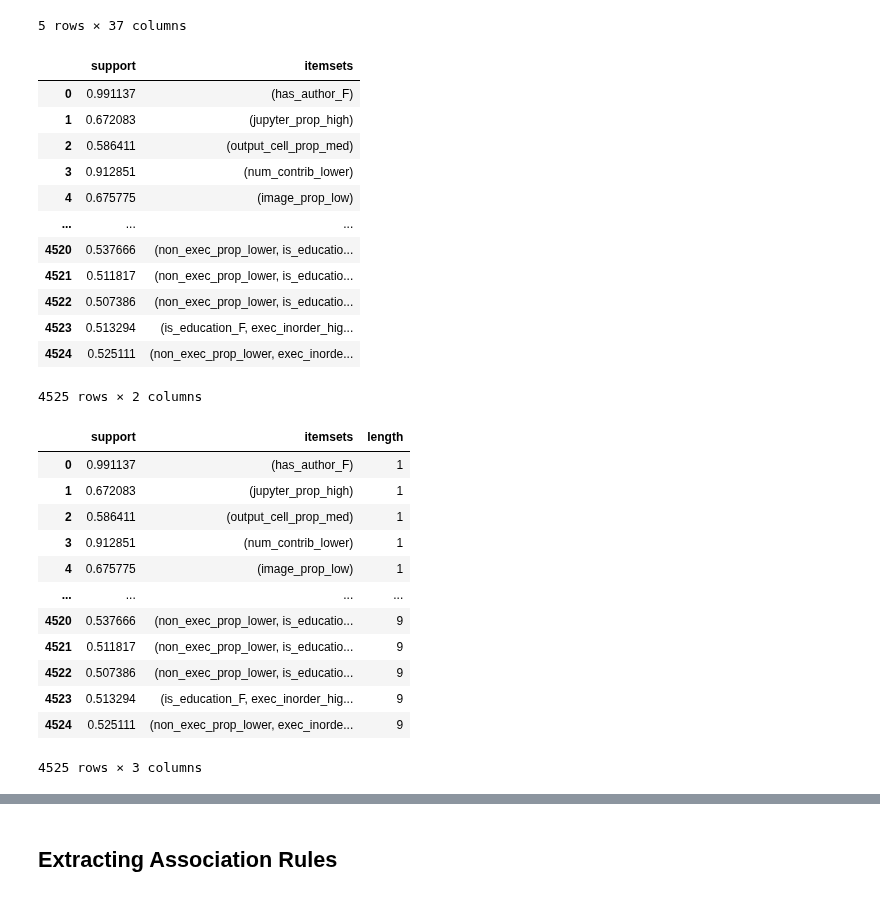
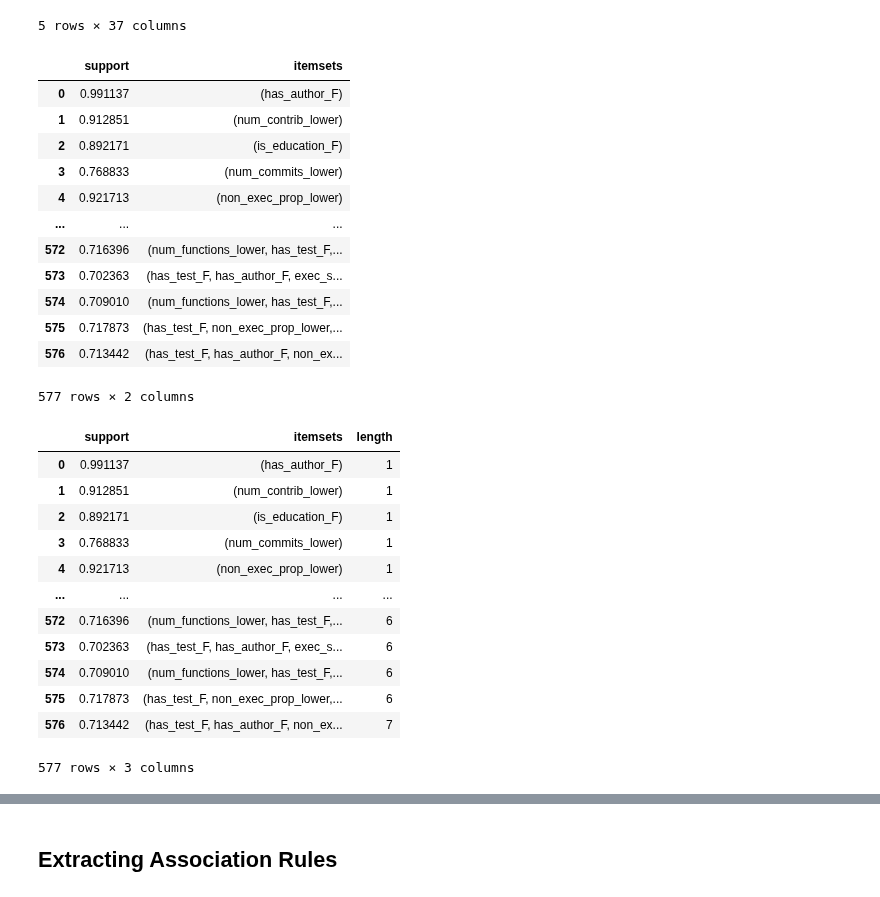
Before and after one commit to Isabel-Gan/quantifying-notebook-features, a Jupyter notebook: output/complete-runs/analysis/cat-factor-analysis.ipynb, the cells around one changed output, grey strips where cells are left out. Drawn from its saved outputs; the diff is of its cells as text; code cells hidden in the pictures.

```diff
--- a/output/complete-runs/analysis/cat-factor-analysis.ipynb
+++ b/output/complete-runs/analysis/cat-factor-analysis.ipynb
@@ -971,24 +971,24 @@ no_md_one_hot.head()
 5 rows × 37 columns
 # %%
 # perform apriori algorithm on the dataframe
-no_md_itemsets = apriori(no_md_one_hot, min_support = 0.5, use_colnames = True)
+no_md_itemsets = apriori(no_md_one_hot, min_support = 0.7, use_colnames = True)
 
 # look at the itemsets
 no_md_itemsets
 # %% [output]
 |  | support | itemsets |
 | 0 | 0.991137 | (has_author_F) |
-| 1 | 0.672083 | (jupyter_prop_high) |
-| 2 | 0.586411 | (output_cell_prop_med) |
-| 3 | 0.912851 | (num_contrib_lower) |
-| 4 | 0.675775 | (image_prop_low) |
+| 1 | 0.912851 | (num_contrib_lower) |
+| 2 | 0.892171 | (is_education_F) |
+| 3 | 0.768833 | (num_commits_lower) |
+| 4 | 0.921713 | (non_exec_prop_lower) |
 | ... | ... | ... |
-| 4520 | 0.537666 | (non_exec_prop_lower, is_educatio... |
-| 4521 | 0.511817 | (non_exec_prop_lower, is_educatio... |
-| 4522 | 0.507386 | (non_exec_prop_lower, is_educatio... |
-| 4523 | 0.513294 | (is_education_F, exec_inorder_hig... |
-| 4524 | 0.525111 | (non_exec_prop_lower, exec_inorde... |
+| 572 | 0.716396 | (num_functions_lower, has_test_F,... |
+| 573 | 0.702363 | (has_test_F, has_author_F, exec_s... |
+| 574 | 0.709010 | (num_functions_lower, has_test_F,... |
+| 575 | 0.717873 | (has_test_F, non_exec_prop_lower,... |
+| 576 | 0.713442 | (has_test_F, has_author_F, non_ex... |
-4525 rows × 2 columns
+577 rows × 2 columns
 # %%
 # add a column that counts the number of elements in the itemset
 no_md_itemsets['length'] = no_md_itemsets['itemsets'].apply(len)
@@ -996,17 +996,17 @@ no_md_itemsets
 # %% [output]
 |  | support | itemsets | length |
 | 0 | 0.991137 | (has_author_F) | 1 |
-| 1 | 0.672083 | (jupyter_prop_high) | 1 |
-| 2 | 0.586411 | (output_cell_prop_med) | 1 |
-| 3 | 0.912851 | (num_contrib_lower) | 1 |
-| 4 | 0.675775 | (image_prop_low) | 1 |
+| 1 | 0.912851 | (num_contrib_lower) | 1 |
+| 2 | 0.892171 | (is_education_F) | 1 |
+| 3 | 0.768833 | (num_commits_lower) | 1 |
+| 4 | 0.921713 | (non_exec_prop_lower) | 1 |
 | ... | ... | ... | ... |
-| 4520 | 0.537666 | (non_exec_prop_lower, is_educatio... | 9 |
-| 4521 | 0.511817 | (non_exec_prop_lower, is_educatio... | 9 |
-| 4522 | 0.507386 | (non_exec_prop_lower, is_educatio... | 9 |
-| 4523 | 0.513294 | (is_education_F, exec_inorder_hig... | 9 |
-| 4524 | 0.525111 | (non_exec_prop_lower, exec_inorde... | 9 |
+| 572 | 0.716396 | (num_functions_lower, has_test_F,... | 6 |
+| 573 | 0.702363 | (has_test_F, has_author_F, exec_s... | 6 |
+| 574 | 0.709010 | (num_functions_lower, has_test_F,... | 6 |
+| 575 | 0.717873 | (has_test_F, non_exec_prop_lower,... | 6 |
+| 576 | 0.713442 | (has_test_F, has_author_F, non_ex... | 7 |
-4525 rows × 3 columns
+577 rows × 3 columns
 # %%
 # filter the itemsets
 no_md_itemsets[(no_md_itemsets['length'] >= 2) &
```
Also changed, not shown: parts of 12 cells of this notebook, 8 other files.
